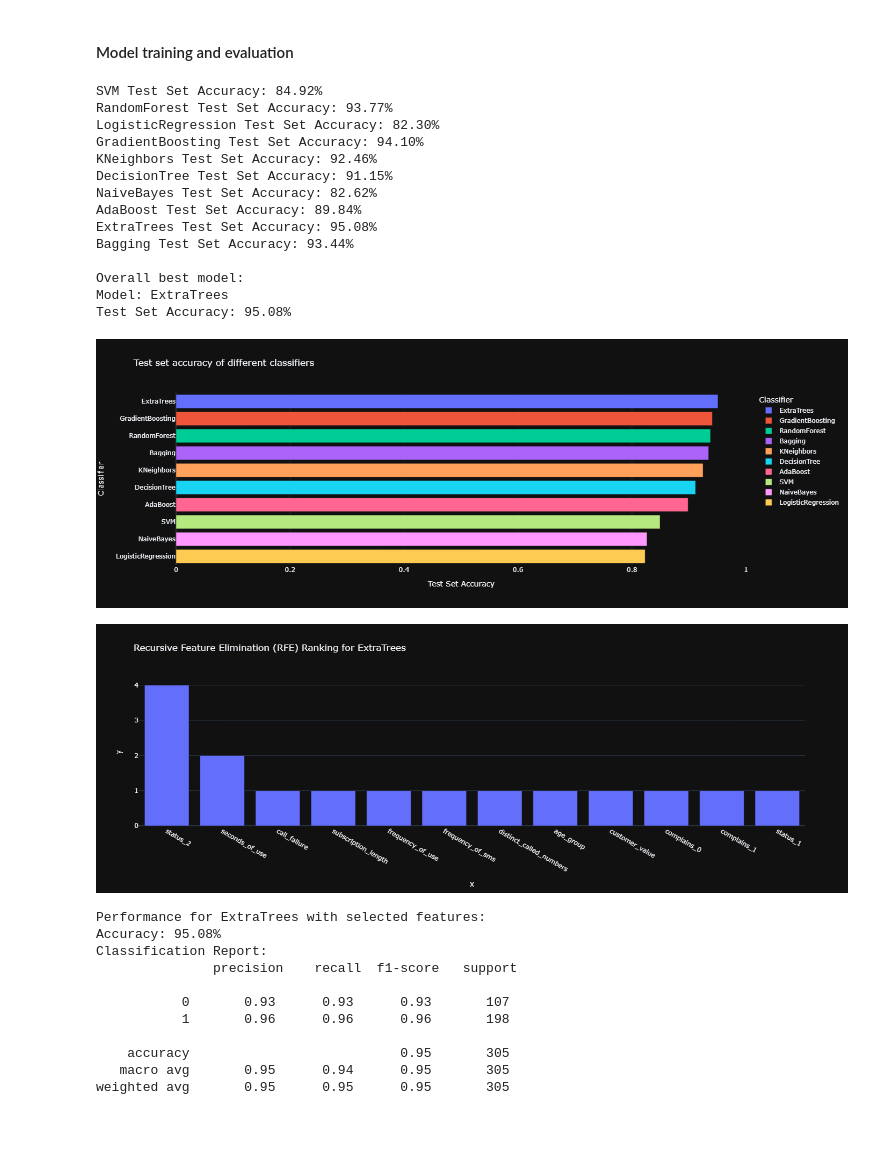
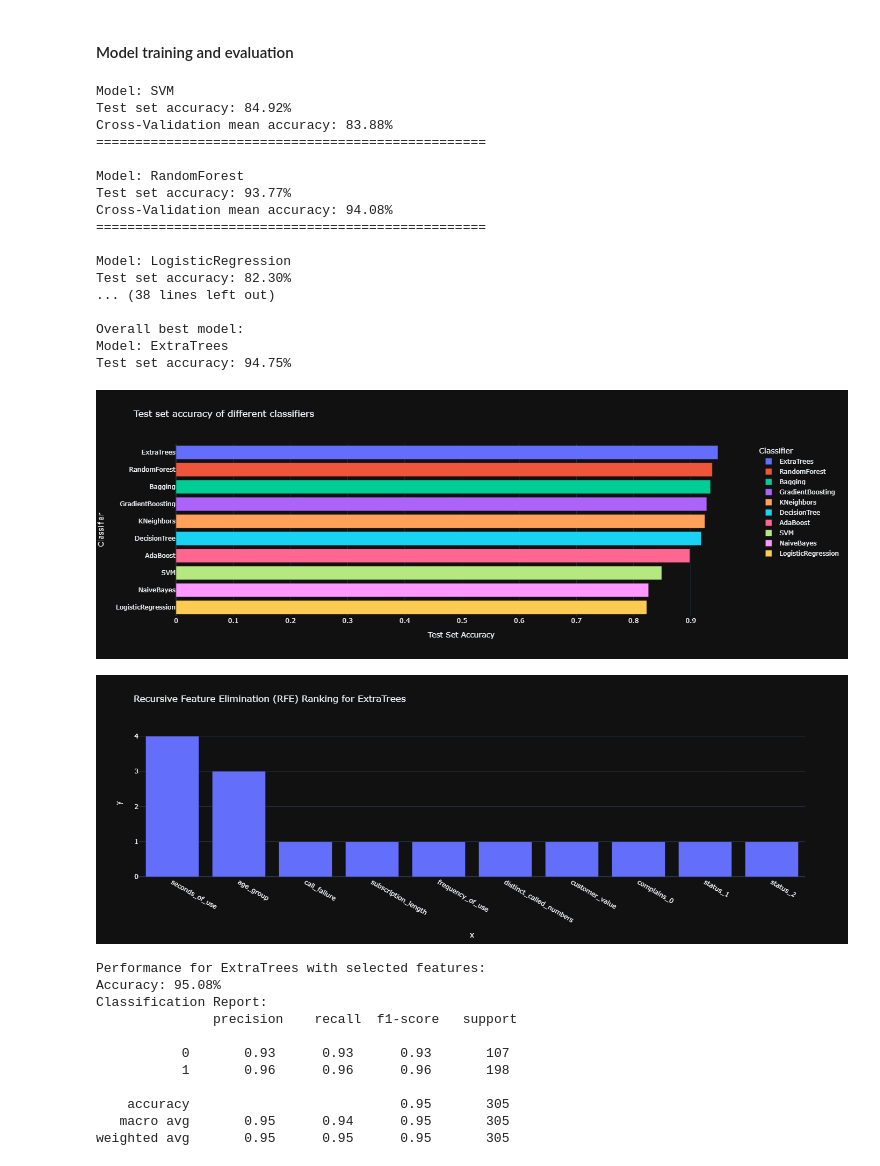
Before and after one commit to MixXz/elfak-machine-learning, a Jupyter notebook: project I/ChurnPrediction.ipynb, the cells around one changed output. Cells and saved outputs as stored; diff of their text form; code cells hidden in the pictures; blank space fills up the shorter version.

```diff
--- a/project I/ChurnPrediction.ipynb
+++ b/project I/ChurnPrediction.ipynb
@@ -365,7 +366,7 @@ classifiers = [
         'param_grid': {
             'classifier__n_estimators': [50, 100, 200],
             'classifier__learning_rate': [0.01, 0.1, 0.2],
-            'classifier__max_depth': [3, 5, 7],
+            # 'classifier__max_depth': [3, 5, 7],
         },
     },
     {
@@ -422,7 +423,7 @@ def train_evaluate_model(classifier, X_train, X_test, y_train, y_test):
         ('classifier', classifier['classifier']),
     ])
 
-    grid_search = GridSearchCV(pipeline, classifier['param_grid'], cv=5, scoring='accuracy')
+    grid_search = GridSearchCV(pipeline, classifier['param_grid'], cv=10, scoring='accuracy')
     grid_search.fit(X_train, y_train)
 
     best_params = grid_search.best_params_
@@ -431,11 +432,19 @@ def train_evaluate_model(classifier, X_train, X_test, y_train, y_test):
     y_pred = best_model.predict(X_test)
     test_accuracy = accuracy_score(y_test, y_pred)
 
-    print(f"{classifier['name']} Test Set Accuracy: {test_accuracy*100:.2f}%")
+    cv_scores = cross_val_score(best_model, X_train, y_train, cv=5, scoring='accuracy')
+    mean_cv_score = np.mean(cv_scores)
+
+    print(f"Model: {classifier['name']}")
+    print(f"Test set accuracy: {test_accuracy*100:.2f}%")
+    print(f"Cross-Validation mean accuracy: {mean_cv_score*100:.2f}%")
+    print("="*50 + "\n")
 
     result = {
         'name': classifier['name'],
         'test_accuracy': test_accuracy,
+        'cv_scores': cv_scores,
+        'mean_cv_score': mean_cv_score,
         'best_params': best_params,
         'conf_matrix': confusion_matrix(y_test, y_pred),
         'class_report': classification_report(y_test, y_pred),
@@ -461,48 +470,54 @@ def plot_results(results):
     fig.update_layout(xaxis_title='Test Set Accuracy', yaxis_title='Classifier')
     fig.show()
 
+
 best_overall_model_name = None
 best_overall_accuracy = 0.0
 results = []
 
 with open(f'{OUTPUT_PATH}model_eval_results.txt', 'w') as file:
     for classifier in classifiers:
         file.write(f"Training and evaluating {classifier['name']}...\n")
         result = train_evaluate_model(classifier, X_train, X_test, y_train, y_test)
         results.append(result)
 
         if result['test_accuracy'] > best_overall_accuracy:
             best_overall_model_name = classifier['name']
             best_overall_accuracy = result['test_accuracy']
 
         file.write(f"{classifier['name']} Confusion Matrix:\n{result['conf_matrix']}\n")
         file.write(f"{classifier['name']} Classification Report:\n{result['class_report']}\n")
         file.write(f"Best hyperparameters: {result['best_params']}\n")
+        file.write(f"Cross-Validation Scores: {result['cv_scores']}\n")
+        file.write(f"Mean Cross-Validation Score: {result['mean_cv_score']}\n")
         file.write("\n" + "="*50 + "\n")
 
 best_model_result = next(item for item in results if item["name"] == best_overall_model_name)
 
 print("\nOverall best model:")
 print(f"Model: {best_overall_model_name}")
-print(f"Test Set Accuracy: {best_overall_accuracy*100:.2f}%")
+print(f"Test set accuracy: {best_overall_accuracy*100:.2f}%")
 
 plot_results(results)
 # %% [output]
-SVM Test Set Accuracy: 84.92%
-RandomForest Test Set Accuracy: 93.77%
-LogisticRegression Test Set Accuracy: 82.30%
-GradientBoosting Test Set Accuracy: 94.10%
-KNeighbors Test Set Accuracy: 92.46%
-DecisionTree Test Set Accuracy: 91.15%
-NaiveBayes Test Set Accuracy: 82.62%
-AdaBoost Test Set Accuracy: 89.84%
-ExtraTrees Test Set Accuracy: 95.08%
-Bagging Test Set Accuracy: 93.44%
+Model: SVM
+Test set accuracy: 84.92%
+Cross-Validation mean accuracy: 83.88%
+==================================================
+
+Model: RandomForest
+Test set accuracy: 93.77%
+Cross-Validation mean accuracy: 94.08%
+==================================================
+
+Model: LogisticRegression
+Test set accuracy: 82.30%
+... (38 lines left out)
 
 Overall best model:
 Model: ExtraTrees
-Test Set Accuracy: 95.08%
+Test set accuracy: 94.75%
-[figure, old version]
+[figure, new version]
 # %%
 best_model_results = [result for result in results if result['name'] == best_overall_model_name][0]
 best_model_params = best_model_results['best_params']
@@ -542,7 +557,7 @@ fig_rfe = px.bar(
 
 fig_rfe.show()
 # %% [output]
-[figure, old version]
+[figure, new version]
 # %%
 X_train_selected = X_train[selected_features]
 X_test_selected = X_test[selected_features]
```
Also changed, not shown: parts of 1 cell of this notebook, 1 other file.
